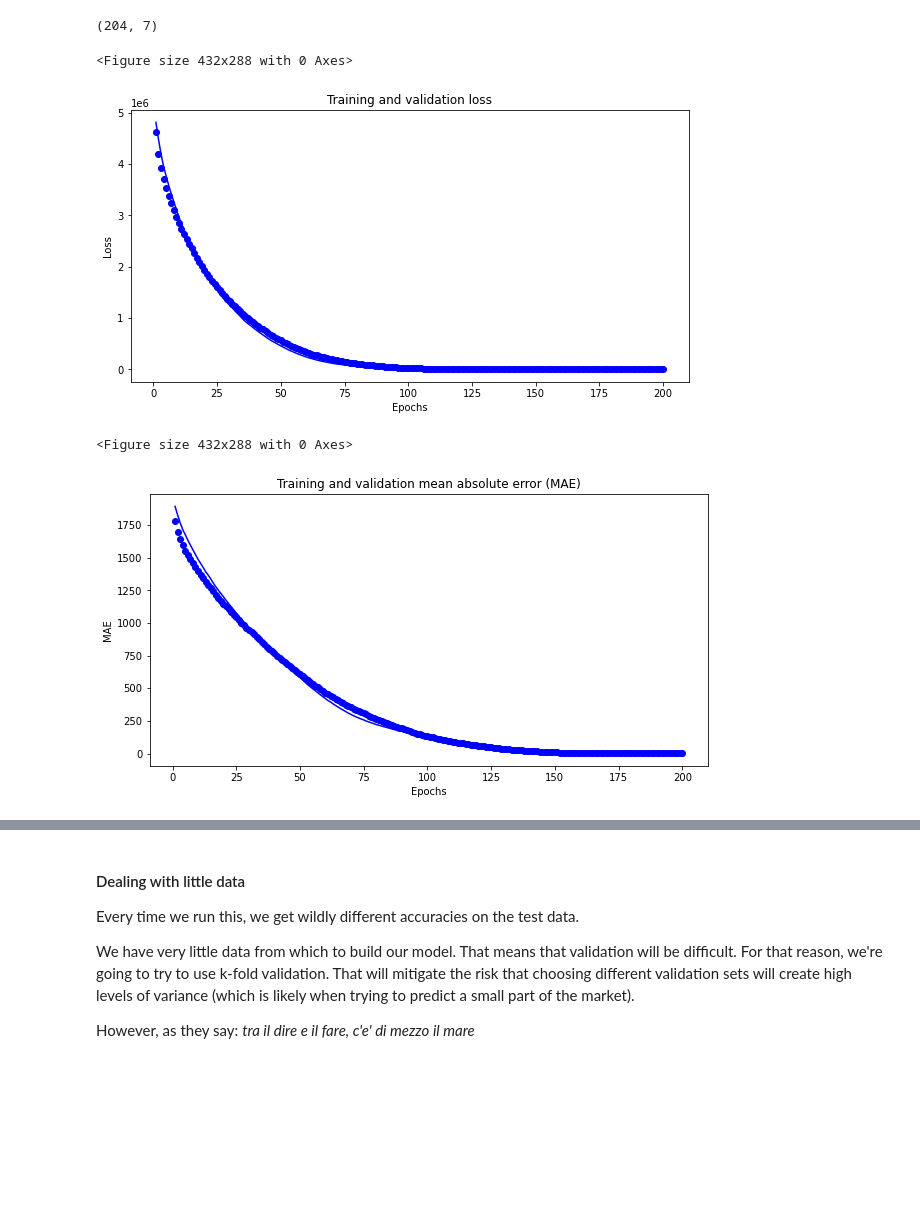
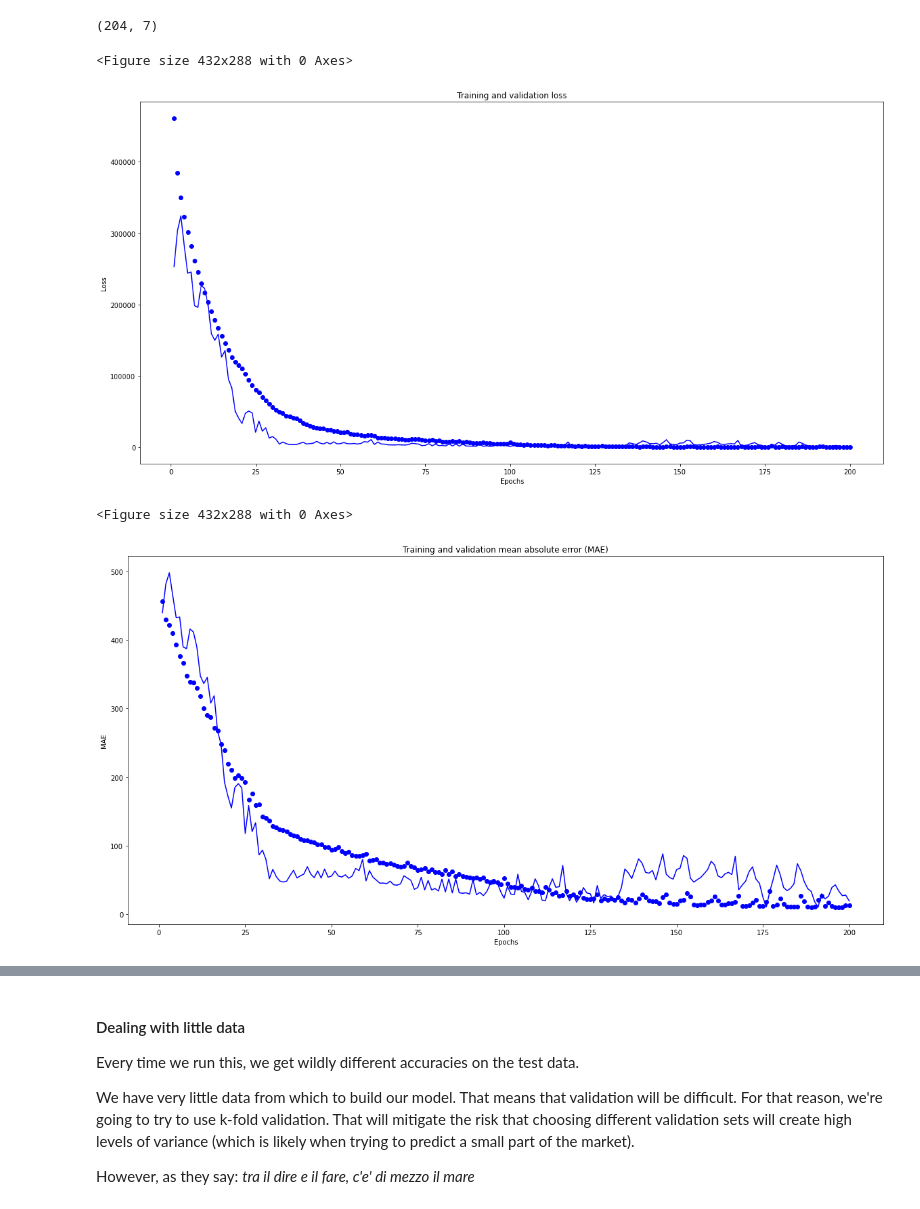
Before and after one commit to New-AutoMotive/BN_vehicle_data_experiments, a Jupyter notebook: 1.7) Estimating location.ipynb, the cells around one changed output, grey strips where cells are left out. Cells and saved outputs as stored; diff of their text form; code cells hidden in the pictures; blank space fills up the shorter version.

```diff
--- a/1.7) Estimating location.ipynb
+++ b/1.7) Estimating location.ipynb
@@ -239,7 +239,7 @@ from keras import models
 from keras import layers
 # %%
 model= models.Sequential()
-model.add(layers.Dense(7, activation='relu', input_shape = (train_data.shape[1],)))
+model.add(layers.Dense(9, activation='relu', input_shape = (train_data.shape[1],)))
 model.add(layers.Dense(1))
 model.compile(optimizer='rmsprop', loss='mse', metrics=['mae'])
 # %%
@@ -252,20 +252,20 @@ history = model.fit(x=train_data,
 # %%
 loss = history.history['loss']
 val_loss = history.history['val_loss']
 
 epochs = range(1, len(loss)+1)
 
 plt.clf()
-plt.figure(figsize=(10, 5))
+plt.figure(figsize=(20, 10))
 plt.plot(epochs, loss, 'bo', label='Training loss')
 plt.plot(epochs, val_loss, 'b', label='Validation loss')
 plt.title('Training and validation loss')
 plt.xlabel('Epochs')
 plt.ylabel('Loss')
 plt.show()
 # %% [output]
 <Figure size 432x288 with 0 Axes>
-[figure, old version]
+[figure, new version]
 # %%
 mae = history.history['mae']
 val_mae = history.history['val_mae']
@@ -273,7 +273,7 @@ val_mae = history.history['val_mae']
 epochs = range(1, len(mae)+1)
 
 plt.clf()
-plt.figure(figsize=(10, 5))
+plt.figure(figsize=(20, 10))
 plt.plot(epochs, mae, 'bo', label='Training MAE')
 plt.plot(epochs, val_mae, 'b', label='Validation MAE')
 plt.title('Training and validation mean absolute error (MAE)')
@@ -282,7 +282,7 @@ plt.ylabel('MAE')
 plt.show()
 # %% [output]
 <Figure size 432x288 with 0 Axes>
-[figure, old version]
+[figure, new version]
 # %%
 test_mae, test_loss = model.evaluate(test_data, test_labels)
 # %% [output]
```
Also changed, not shown: parts of 1 cell of this notebook.
